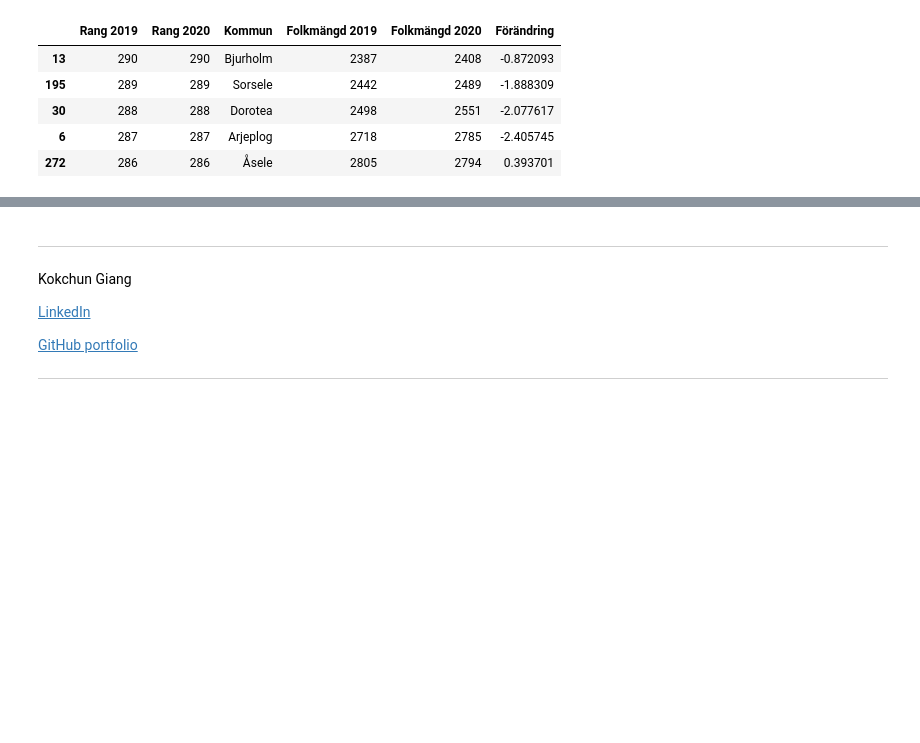
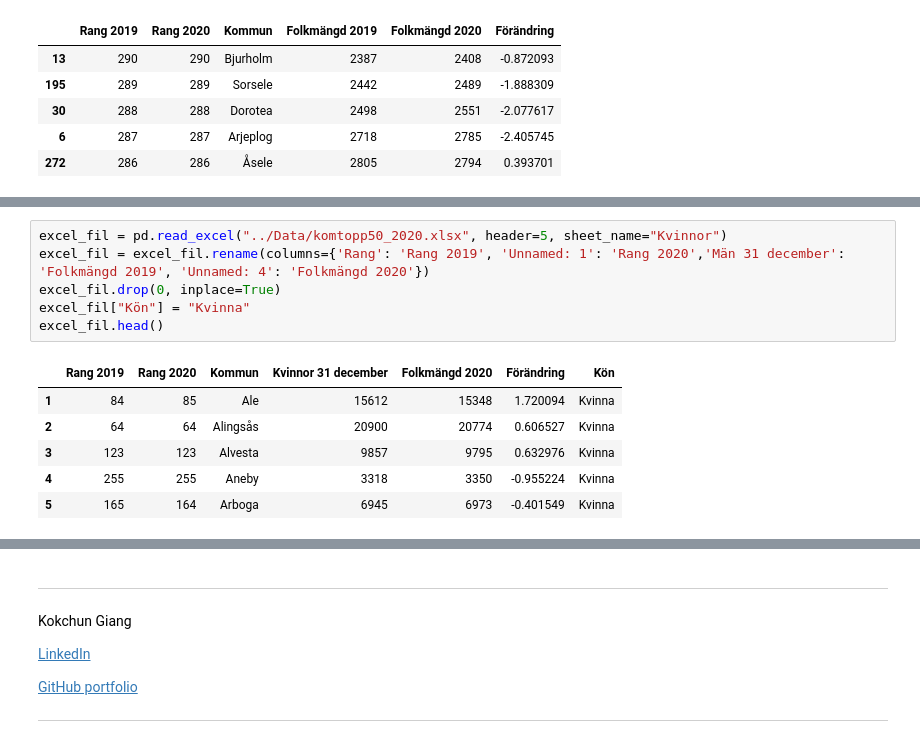
Before and after one commit to 5elma/Databehandling---Selma-Mahmic, a Jupyter notebook: Exercises/E00_pandas_basic_syntax.ipynb, the cells around one changed output, grey strips where cells are left out. Saved outputs shown, nothing was run; the diff lists cells and outputs as text; blank space fills up the shorter version.

```diff
--- a/Exercises/E00_pandas_basic_syntax.ipynb
+++ b/Exercises/E00_pandas_basic_syntax.ipynb
@@ -432,0 +433,13 @@ excel_fil.head()
+# %%
+excel_fil = pd.read_excel("../Data/komtopp50_2020.xlsx", header=5, sheet_name="Kvinnor")
+excel_fil = excel_fil.rename(columns={'Rang': 'Rang 2019', 'Unnamed: 1': 'Rang 2020','Män 31 december': 'Folkmängd 2019', 'Unnamed: 4': 'Folkmängd 2020'})
+excel_fil.drop(0, inplace=True)
+excel_fil["Kön"] = "Kvinna"
+excel_fil.head()
+# %% [output]
+|  | Rang 2019 | Rang 2020 | Kommun | Kvinnor 31 december | Folkmängd 2020 | Förändring | Kön |
+| 1 | 84 | 85 | Ale | 15612 | 15348 | 1.720094 | Kvinna |
+| 2 | 64 | 64 | Alingsås | 20900 | 20774 | 0.606527 | Kvinna |
+| 3 | 123 | 123 | Alvesta | 9857 | 9795 | 0.632976 | Kvinna |
+| 4 | 255 | 255 | Aneby | 3318 | 3350 | -0.955224 | Kvinna |
+| 5 | 165 | 164 | Arboga | 6945 | 6973 | -0.401549 | Kvinna |
```
Also changed, not shown: parts of 2 cells of this notebook, 19 other files.
